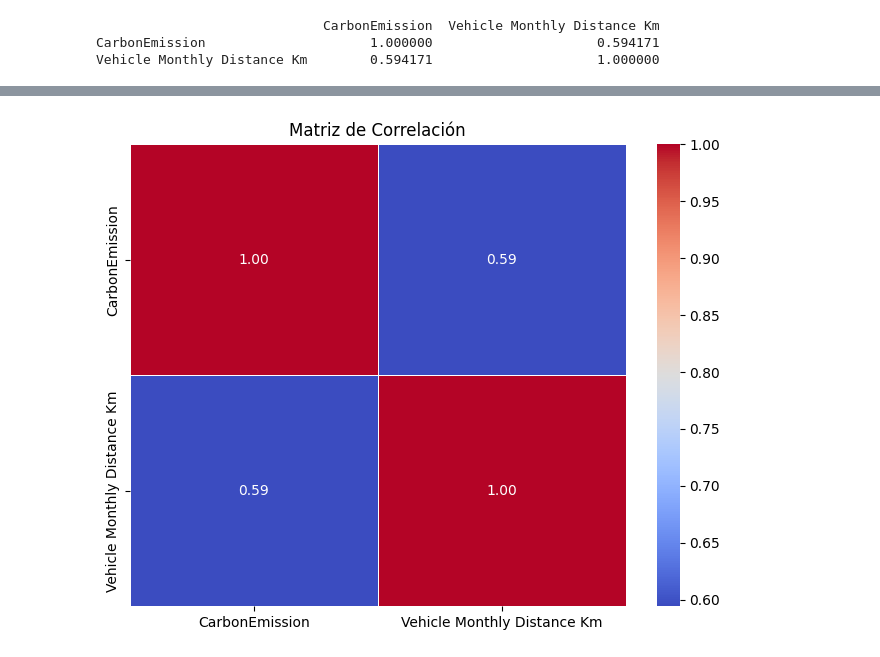
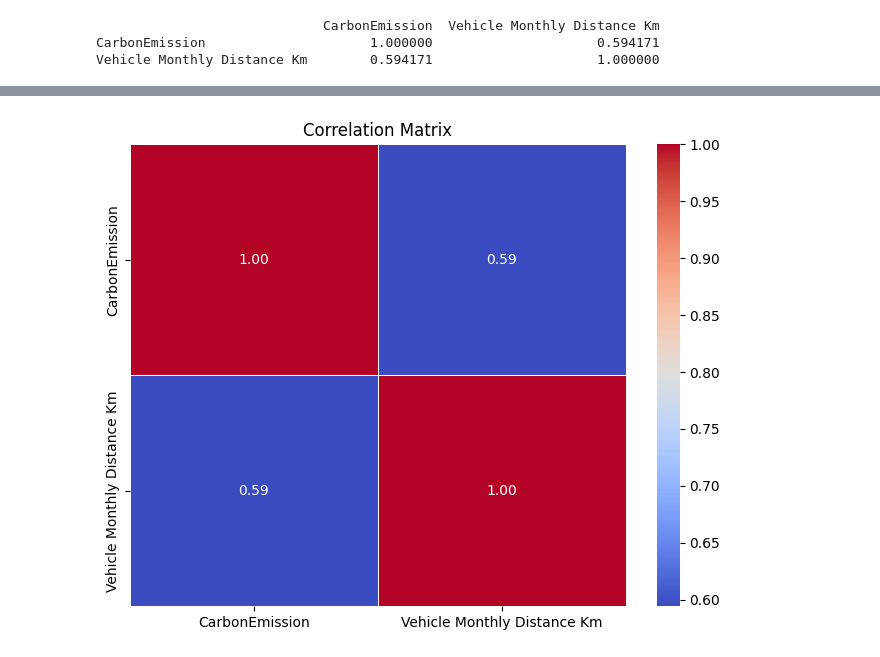
Before and after one commit to juancbuitrago/ETL-Proyect, a Jupyter notebook: EDA.ipynb, the cells around one changed output, grey strips where cells are left out. Saved outputs shown, nothing was run; the diff lists cells and outputs as text; code cells hidden in the pictures.

```diff
--- a/EDA.ipynb
+++ b/EDA.ipynb
@@ -231,14 +233,14 @@ Vehicle Monthly Distance Km        0.594171                     1.000000
 # %%
 df['CarbonEmission'] = df['CarbonEmission'].astype(float)
 df['Vehicle Monthly Distance Km'] = df['Vehicle Monthly Distance Km'].astype(float)
 
 columns_of_interest = ['CarbonEmission', 'Vehicle Monthly Distance Km']
 
 correlation_matrix = df[columns_of_interest].corr()
 
 plt.figure(figsize=(8, 6))
 sns.heatmap(correlation_matrix, annot=True, cmap='coolwarm', fmt=".2f", linewidths=.5)
-plt.title('Matriz de Correlación')
+plt.title('Correlation Matrix')
 plt.show()
 # %% [output]
-[figure, old version]
+[figure, new version]
```
Also changed, not shown: parts of 6 cells of this notebook, 1 other file.
